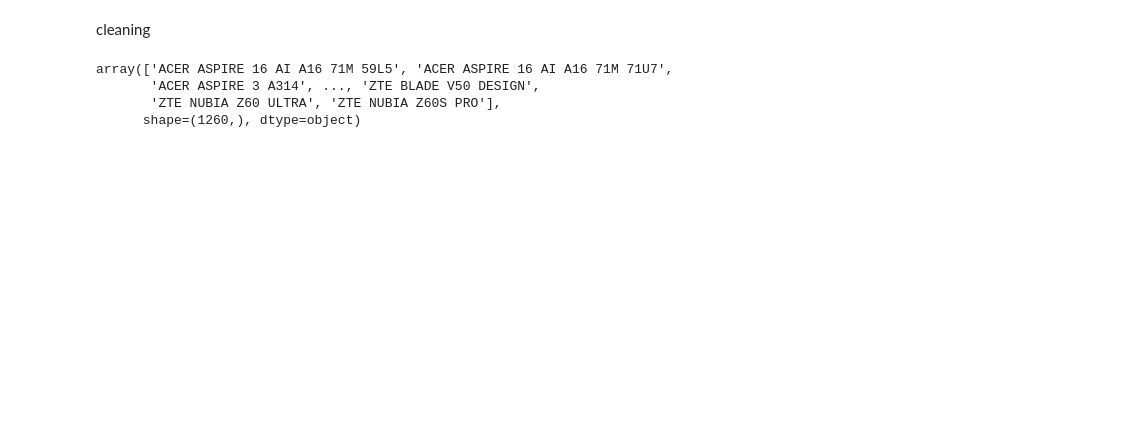
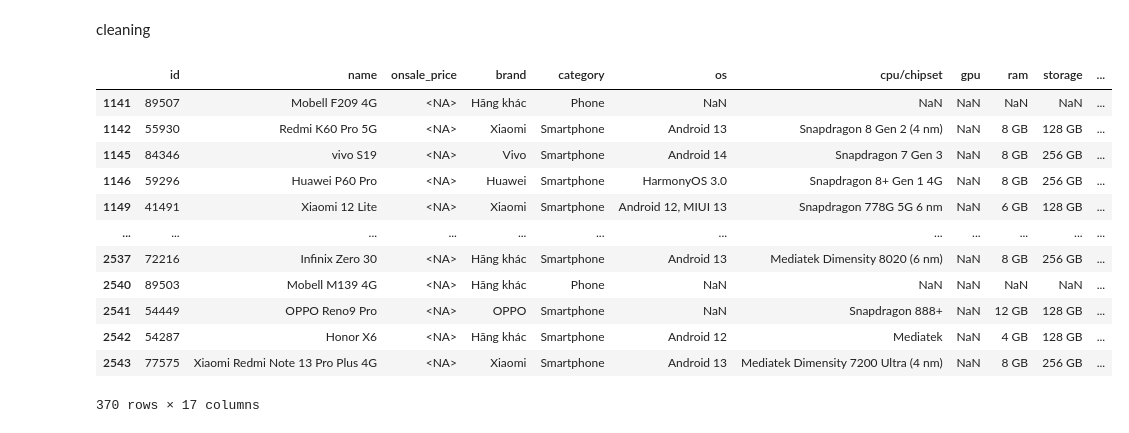
Before and after one commit to hylee-ace/c2dwh, a Jupyter notebook: scripts/test.ipynb, the cells around one changed output. Saved outputs shown, nothing was run; the diff lists cells and outputs as text; code cells hidden in the pictures; blank space fills up the shorter version.

```diff
--- a/scripts/test.ipynb
+++ b/scripts/test.ipynb
@@ -40,6 +40,7 @@ df = pd.concat(
     [
         pd.read_csv("../data/scraped/tgdd_products_2025-08-29.csv"),
         pd.read_csv("../data/scraped/cellphones_products_2025-08-29.csv"),
-    ]
+    ],
+    ignore_index=True,
 )
 df
@@ -48,34 +63,21 @@ cleaning
 # %%
 # change dtypes
 df = df.astype({"onsale_price": "Int64", "reviews_count": "Int64"})
-df.dtypes
+
+# remove null price products
+df.drop(index=df[df["onsale_price"].isnull()].index)
+df[df["onsale_price"].isnull()]
+# %% [output]
+|  | id | name | onsale_price | brand | category | os | cpu/chipset | gpu | ram | storage | ... |
+| 1141 | 89507 | Mobell F209 4G | <NA> | Hãng khác | Phone | NaN | NaN | NaN | NaN | NaN | ... |
+| 1142 | 55930 | Redmi K60 Pro 5G | <NA> | Xiaomi | Smartphone | Android 13 | Snapdragon 8 Gen 2 (4 nm) | NaN | 8 GB | 128 GB | ... |
+| 1145 | 84346 | vivo S19 | <NA> | Vivo | Smartphone | Android 14 | Snapdragon 7 Gen 3 | NaN | 8 GB | 256 GB | ... |
+| 1146 | 59296 | Huawei P60 Pro | <NA> | Huawei | Smartphone | HarmonyOS 3.0 | Snapdragon 8+ Gen 1 4G | NaN | 8 GB | 256 GB | ... |
+| 1149 | 41491 | Xiaomi 12 Lite | <NA> | Xiaomi | Smartphone | Android 12, MIUI 13 | Snapdragon 778G 5G 6 nm | NaN | 6 GB | 128 GB | ... |
+| ... | ... | ... | ... | ... | ... | ... | ... | ... | ... | ... | ... |
+| 2537 | 72216 | Infinix Zero 30 | <NA> | Hãng khác | Smartphone | Android 13 | Mediatek Dimensity 8020 (6 nm) | NaN | 8 GB | 256 GB | ... |
+| 2540 | 89503 | Mobell M139 4G | <NA> | Hãng khác | Phone | NaN | NaN | NaN | NaN | NaN | ... |
+| 2541 | 54449 | OPPO Reno9 Pro | <NA> | OPPO | Smartphone | NaN | Snapdragon 888+ | NaN | 12 GB | 128 GB | ... |
+| 2542 | 54287 | Honor X6 | <NA> | Hãng khác | Smartphone | Android 12 | Mediatek | NaN | 4 GB | 128 GB | ... |
+| 2543 | 77575 | Xiaomi Redmi Note 13 Pro Plus 4G | <NA> | Xiaomi | Smartphone | Android 13 | Mediatek Dimensity 7200 Ultra (4 nm) | NaN | 8 GB | 256 GB | ... |
+370 rows × 17 columns
-# %%
-def normalize_name(name: str):
-    name = name.upper().replace(".", "-").replace("/", "-").replace(" INCH", '"')
-
-    noises = [
-        r"^(LAPTOP|ĐIỆN THOẠI (TRẺ EM)?)",
-        r"\s+\(.*\).*",
-        r"\s+\d+(MB|GB|TB).*",
-        r"(COPILOT|CHÍNH HÃNG|NHẬP KHẨU).*",
-        r"\d+\s?CPU.*",
-        r"\s+IR.*",
-        r"\s?-.*$",
-        # r'\s\b[A-Z0-9]{4,10}\b$'
-    ]
-
-    for i in noises:
-        name = re.sub(i, "", name)
-
-    name = re.sub(r"\bGEN (\d\d?)\b", r"G\1", name)
-    name = re.sub(r"\S(PRO|FE)", r" \1", name)
-
-    return name.strip()
-
-
-df["name"].map(normalize_name).sort_values().unique()
-# %% [output]
-array(['ACER ASPIRE 16 AI A16 71M 59L5', 'ACER ASPIRE 16 AI A16 71M 71U7',
-       'ACER ASPIRE 3 A314', ..., 'ZTE BLADE V50 DESIGN',
-       'ZTE NUBIA Z60 ULTRA', 'ZTE NUBIA Z60S PRO'],
-      shape=(1260,), dtype=object)
```
Also changed, not shown: parts of 3 cells of this notebook, 8 other files.
